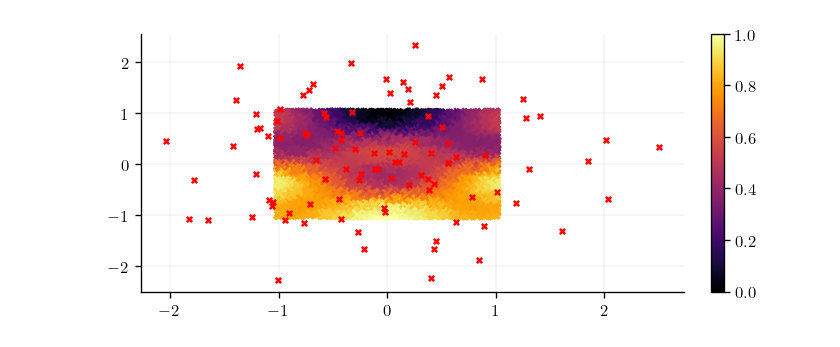
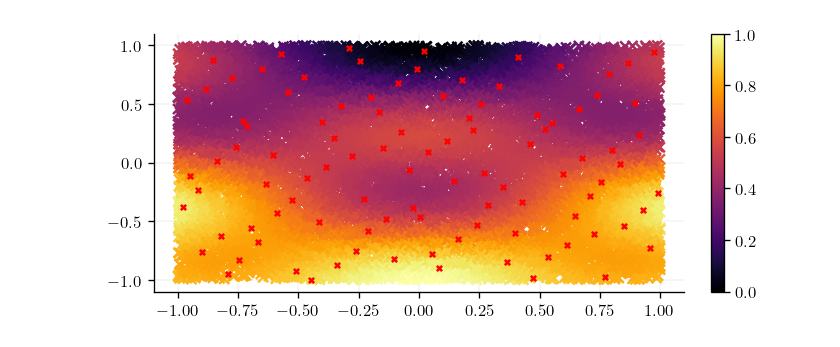
Before and after one commit to JaxGaussianProcesses/GPJax, a Jupyter notebook: docs/examples/OAK.ipynb, the cells around one changed output. Cells and saved outputs as stored; diff of their text form; code cells hidden in the pictures.

```diff
--- a/docs/examples/OAK.ipynb
+++ b/docs/examples/OAK.ipynb
@@ -45,33 +45,33 @@ colors = rcParams["axes.prop_cycle"].by_key()["color"]
 # %%
 n = 100
 d=2
 noise = jnp.sqrt(0.01)
 # key, subkey = jr.split(key)
 
 def f(x):
     x_1 = x[:,0:1]
     x_2 = x[:,1:2]
     return (x_1**2 - 2*x_2 + jnp.cos(3*x_1)*jnp.sin(5*x_2))
 
 
-x = jr.normal(key=key, shape=(n,d))
+#x = jr.normal(key=key, shape=(n,d))
 #x = jr.uniform(key=key, shape=(n,d), minval=-1.0, maxval=1.0)
-#x = (sample_halton_sequence(dim=d, num_results=n, seed=key,dtype=jnp.float64) - 0.5)*2
+x = (sample_halton_sequence(dim=d, num_results=n, seed=key,dtype=jnp.float64) - 0.5)*2
 signal = f(x)
 y = signal + jr.normal(key, shape=signal.shape) * noise
 D = gpx.Dataset(X=x, y=y)
 
 n_plot = 10_000
 xplot = jr.uniform(key=key, minval=-1.0, maxval=1.0, shape=(n_plot,d))
 yplot = f(xplot)
 plt.scatter(xplot[:,0], xplot[:,1], c=yplot)
 plt.scatter(x[:,0], x[:,1], color="red", s=10.0)
 plt.colorbar()
 
 n_test = 1_000
 xtest = jr.uniform(key=key, minval=-1.0, maxval=1.0, shape=(n_test,d))
 # %% [output]
-[figure, old version]
+[figure, new version]
 # %%
 kernel = gpx.kernels.RBF(lengthscale=jnp.array([1.0, 1.0]))
 meanf = gpx.mean_functions.Zero()
```
Also changed, not shown: parts of 1 cell of this notebook.
